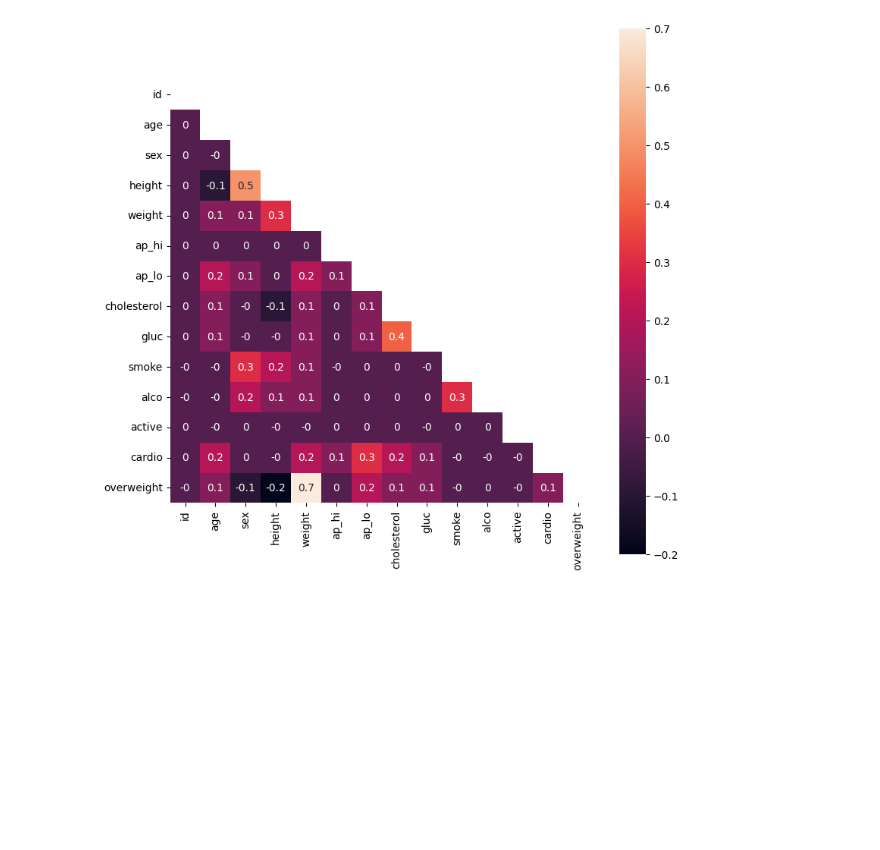
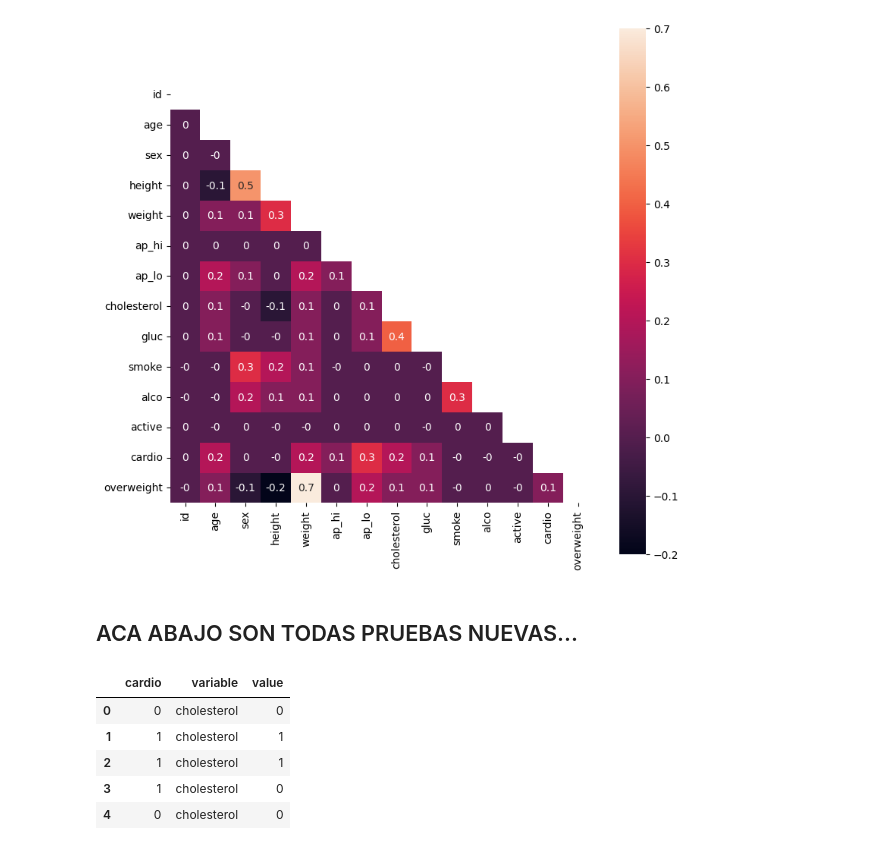
Before and after one commit to Adrieto/DataScience, a Jupyter notebook: FCC Projects - Data Analysis With Python/Medical data analyzer.ipynb, the cells around one changed output. Cells and saved outputs as stored; diff of their text form; code cells hidden in the pictures; blank space fills up the shorter version.

```diff
--- a/FCC Projects - Data Analysis With Python/Medical data analyzer.ipynb
+++ b/FCC Projects - Data Analysis With Python/Medical data analyzer.ipynb
@@ -174,3 +189,26 @@ def draw_heat_map(df):
 draw_heat_map(dfB)
 # %% [output]
 [figure]
+# %% [markdown]
+## ACA ABAJO SON TODAS PRUEBAS NUEVAS...
+# %%
+
+dfB_long = pd.melt(dfB, id_vars='cardio', value_vars=['cholesterol', 'gluc', 'alco', 'smoke', 'active', 'overweight'])
+
+for col in ['cardio', 'variable']:
+    dfB_long[col] = dfB_long[col].astype('category')
+
+#fig = plt.figure()
+#ax1 = fig.add_subplot(121)
+#g = sns.catplot(x="variable", col="cardio", data= dfB_long, hue="value", kind= 'count', orient= "v", ax=ax1)
+
+dfB_long.head()
+#ax.set_axis_labels("variable", "total")
+#fig.savefig("catplotLORO.png")
+# %% [output]
+|  | cardio | variable | value |
+| 0 | 0 | cholesterol | 0 |
+| 1 | 1 | cholesterol | 1 |
+| 2 | 1 | cholesterol | 1 |
+| 3 | 1 | cholesterol | 0 |
+| 4 | 0 | cholesterol | 0 |
```
Also changed, not shown: parts of 2 cells of this notebook.
